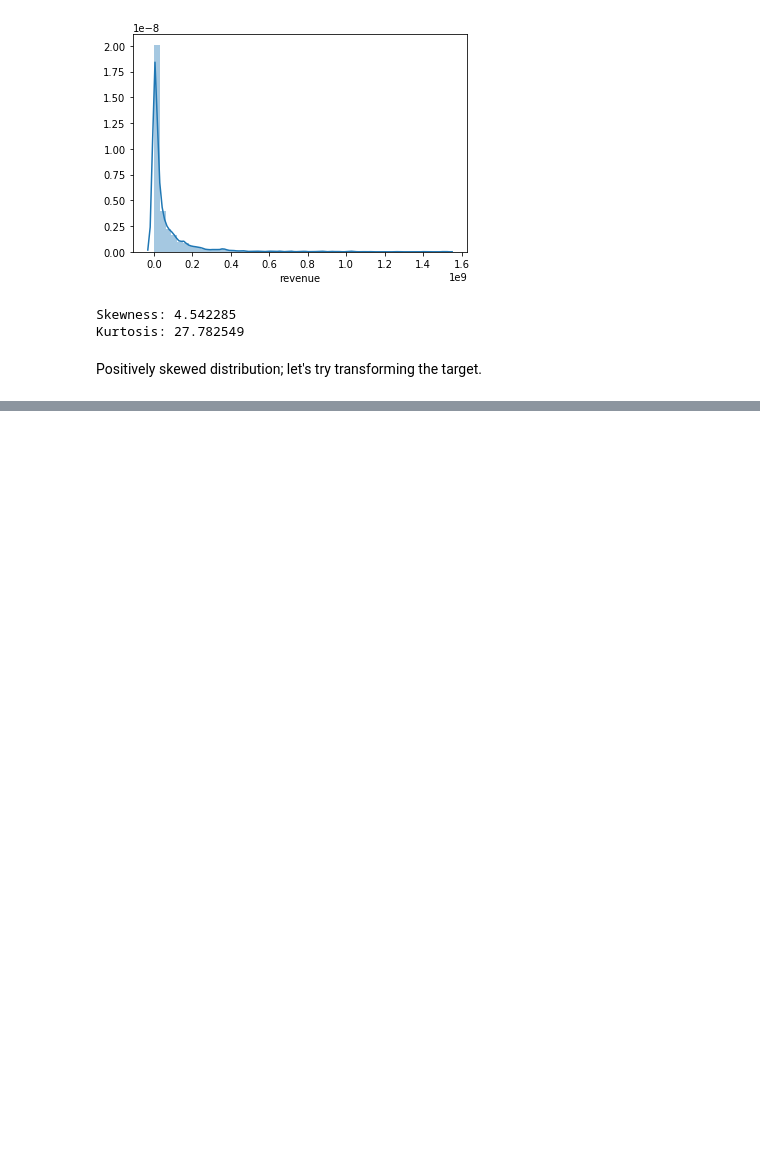
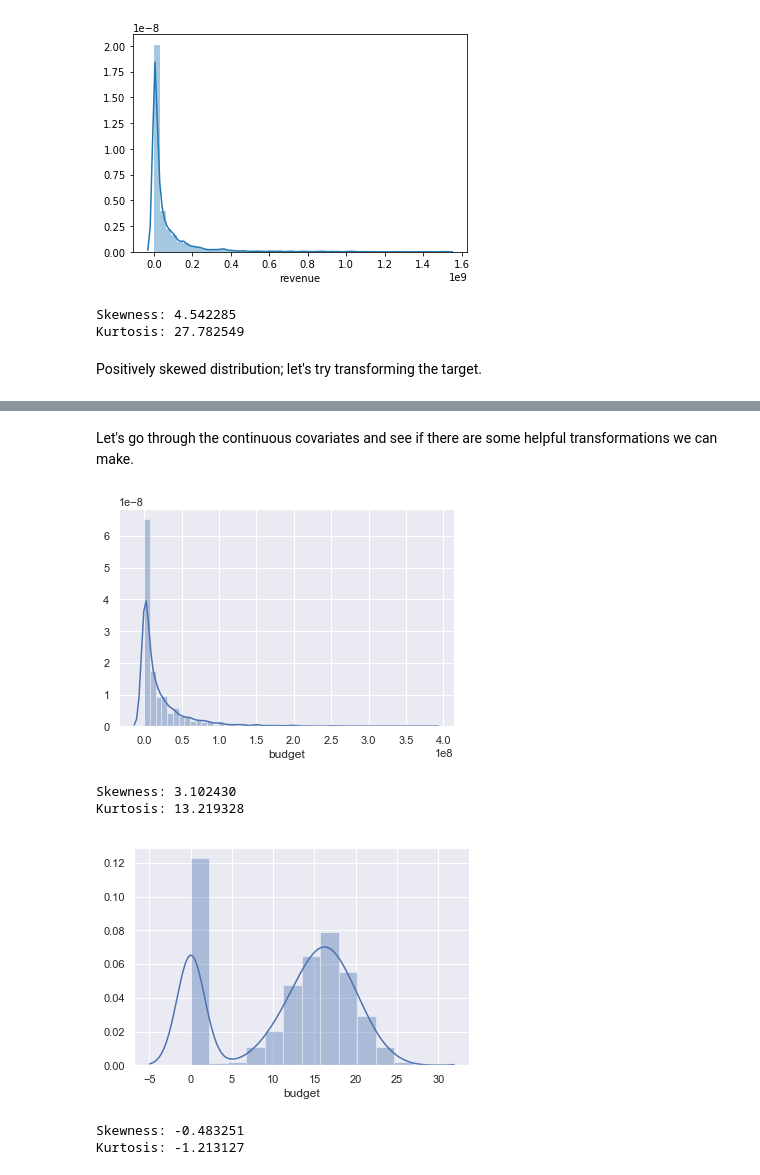
Before and after one commit to ceb263/TMDB_box_office_prediction, a Jupyter notebook: TMDB_Box_Office_Predictions.ipynb, the cells around one changed output, grey strips where cells are left out. Cells and saved outputs as stored; diff of their text form; code cells hidden in the pictures; blank space fills up the shorter version.

```diff
--- a/TMDB_Box_Office_Predictions.ipynb
+++ b/TMDB_Box_Office_Predictions.ipynb
@@ -69,0 +173,21 @@ Kurtosis: -0.473154
+# %% [markdown]
+Let's go through the continuous covariates and see if there are some helpful transformations we can make.
+# %%
+# budget
+sns.distplot(df_train['budget'])
+plt.show()
+print("Skewness: %f" % df_train['budget'].skew())
+print("Kurtosis: %f" % df_train['budget'].kurt())
+
+test = np.power(df_train['budget'],1/6)
+sns.distplot(test)
+plt.show()
+print("Skewness: %f" % test.skew())
+print("Kurtosis: %f" % test.kurt())
+# %% [output]
+[figure, added]
+Skewness: 3.102430
+Kurtosis: 13.219328
+[figure, added]
+Skewness: -0.483251
+Kurtosis: -1.213127
```
Also changed, not shown: parts of 50 cells of this notebook, 3 other files.
